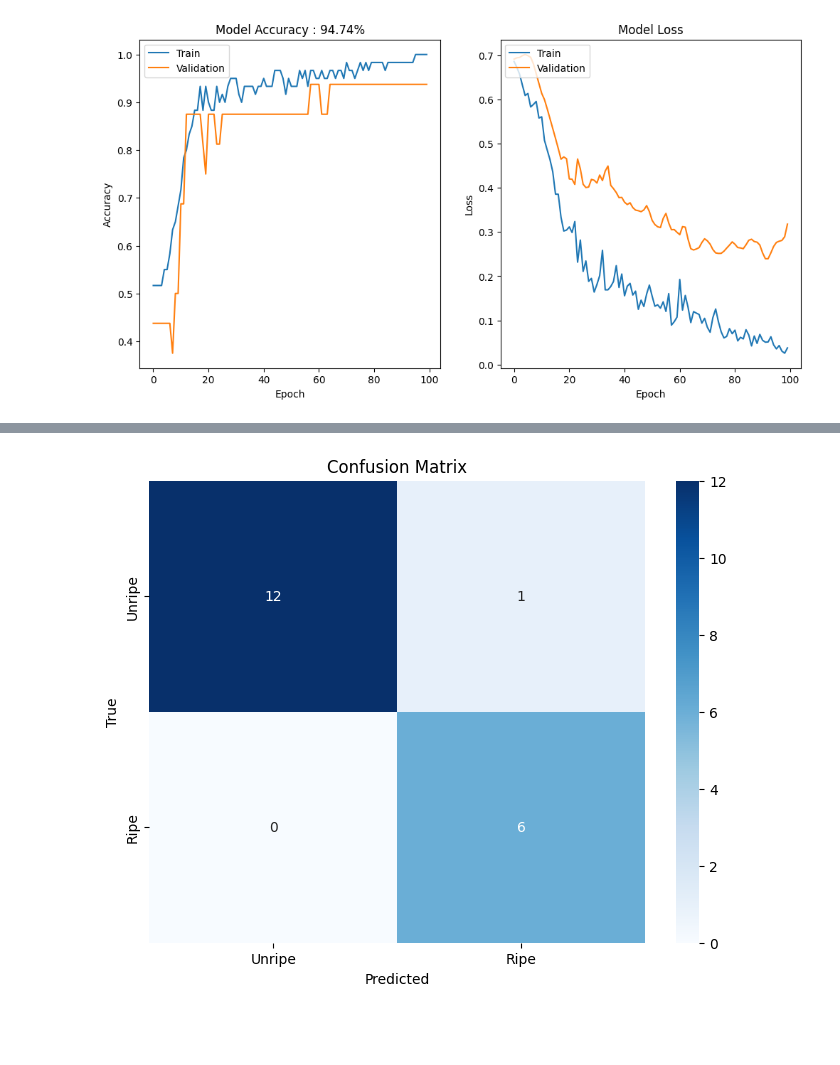
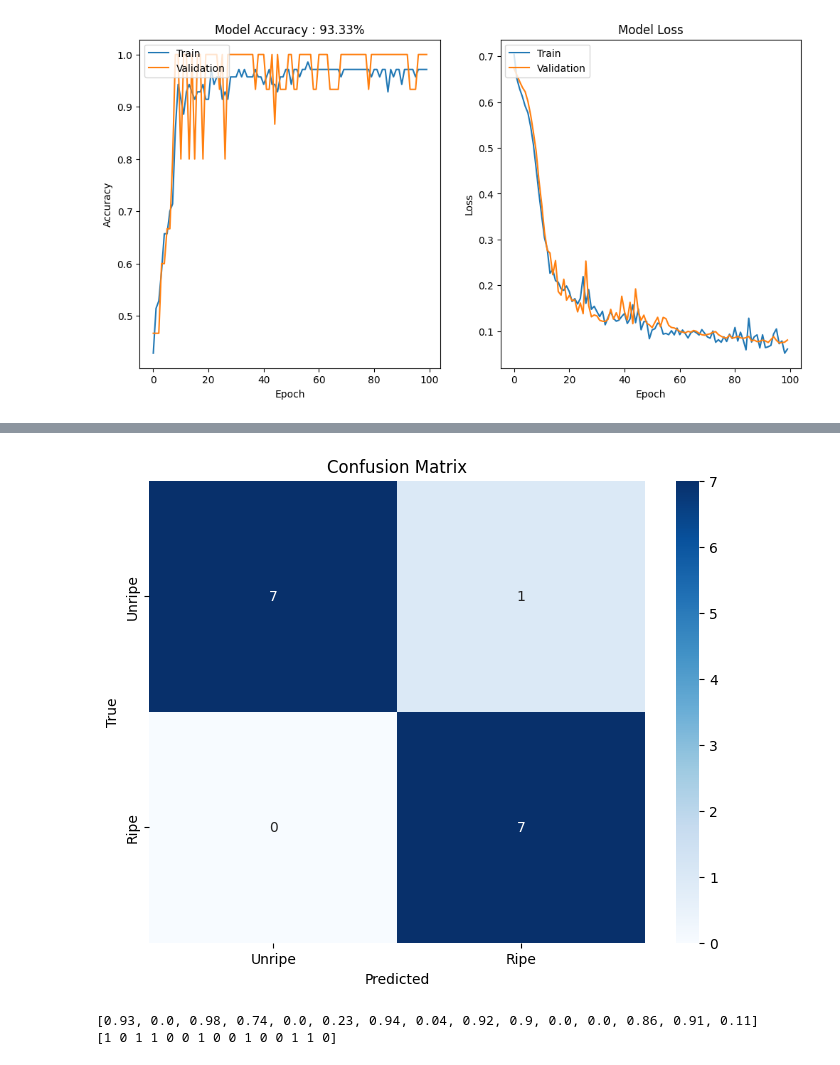
Before and after one commit to WhiteCat20/1D-CNN-Durian-Gas, a Jupyter notebook: model.ipynb, the cells around one changed output, grey strips where cells are left out. Drawn from its saved outputs; the diff is of its cells as text; code cells hidden in the pictures; blank space fills up the shorter version.

Commit message:
done training with numerous times, the output is in excel Logbook Pribadi. and then learned about ROC to determine the most optimal threshold for binary classification conf. matrix

```diff
--- a/model.ipynb
+++ b/model.ipynb
@@ -38,14 +43,18 @@ data = np.array([np.pad(d, (0, max_len - len(d)), 'constant') for d in data])
+# %%
+data = data.reshape((data.shape[0], data.shape[1], 1))
+# X_train, X_test, y_train, y_test = train_test_split(data, labels, test_size=0.2, random_state=42)
+# Initial split to get training + validation and testing sets
+X_train, X_test_val, y_train, y_test_val = train_test_split(data, labels, train_size=0.7, stratify=labels)
+# Secondary split to get training and validation sets
+X_test, X_val, y_test, y_val = train_test_split(X_test_val, y_test_val, test_size=0.5, stratify=y_test_val)
 # %%
 model = Sequential([
-    Conv1D(64, kernel_size=3, activation='relu', input_shape=(30, 1)),
-    MaxPooling1D(pool_size=2),
-    Conv1D(128, kernel_size=3, activation='relu'),
+    Conv1D(64, kernel_size=5, activation='relu', input_shape=(30, 1)),
+    Conv1D(64, kernel_size=5, activation='relu'),
+    Dropout(0.5),
     MaxPooling1D(pool_size=2),
     Flatten(),
-    Dense(128, activation='relu'),
-    Dropout(0.5),
-    Dense(64, activation='relu'),
-    Dropout(0.5),
+    Dense(100, activation='relu'),
     Dense(1, activation='sigmoid')
 ])
 model.compile(optimizer='adam', loss='binary_crossentropy', metrics=['accuracy'])
@@ -69,6 +78,2 @@ Trainable params: 131713 (514.50 KB)
 Non-trainable params: 0 (0.00 Byte)
 _________________________________________________________________
-# %%
-data = data.reshape((data.shape[0], data.shape[1], 1))
-X_train, X_test, y_train, y_test = train_test_split(data, labels, test_size=0.2, random_state=42)
-history = model.fit(X_train, y_train, epochs=100, batch_size=32, validation_split=0.2)
@@ -92,0 +80,3 @@ Epoch 100/100
+# %%
+EPOCH = 100
+history = model.fit(X_train, y_train, epochs=EPOCH, batch_size=32, validation_data=(X_val, y_val))
@@ -133,14 +141,14 @@ now = datetime.datetime.now()
 date_time_str = now.strftime("%d%m%Y-%H%M%S")
 
 # Save the plot with the specified name format
-plt.savefig(f"hasil training/{date_time_str}.png")
+plt.savefig(f"hasil training/excel/{date_time_str}.png")
 plt.show()
 # %% [output]
-[figure, old version]
+[figure, new version]
 # %%
 # Generate predictions on the test set
 y_pred = model.predict(X_test)
-y_pred_classes = (y_pred > 0.5).astype(int)  # Assuming it's a binary classification problem
+y_pred_classes = (y_pred > 0.74).astype(int)  # Assuming it's a binary classification problem
 
 # Generate the confusion matrix
 conf_mat = confusion_matrix(y_test, y_pred_classes)
@@ -157,2 +165,15 @@ plt.show()
-[figure, old version]
+[figure, new version]
+# %%
+# Predicted Output vs Target
+regular_float_arr = [[round(num[0], 2)] for num in y_pred]
+predicted=[]
+for num in regular_float_arr:
+    predicted.append(num[0])
+
+
+print(predicted)
+print(y_test)
+# %% [output]
+[0.93, 0.0, 0.98, 0.74, 0.0, 0.23, 0.94, 0.04, 0.92, 0.9, 0.0, 0.0, 0.86, 0.91, 0.11]
+[1 0 1 1 0 0 1 0 0 1 0 0 1 1 0]
 # %%
```
Also changed, not shown: parts of 12 cells of this notebook, 43 other files.
